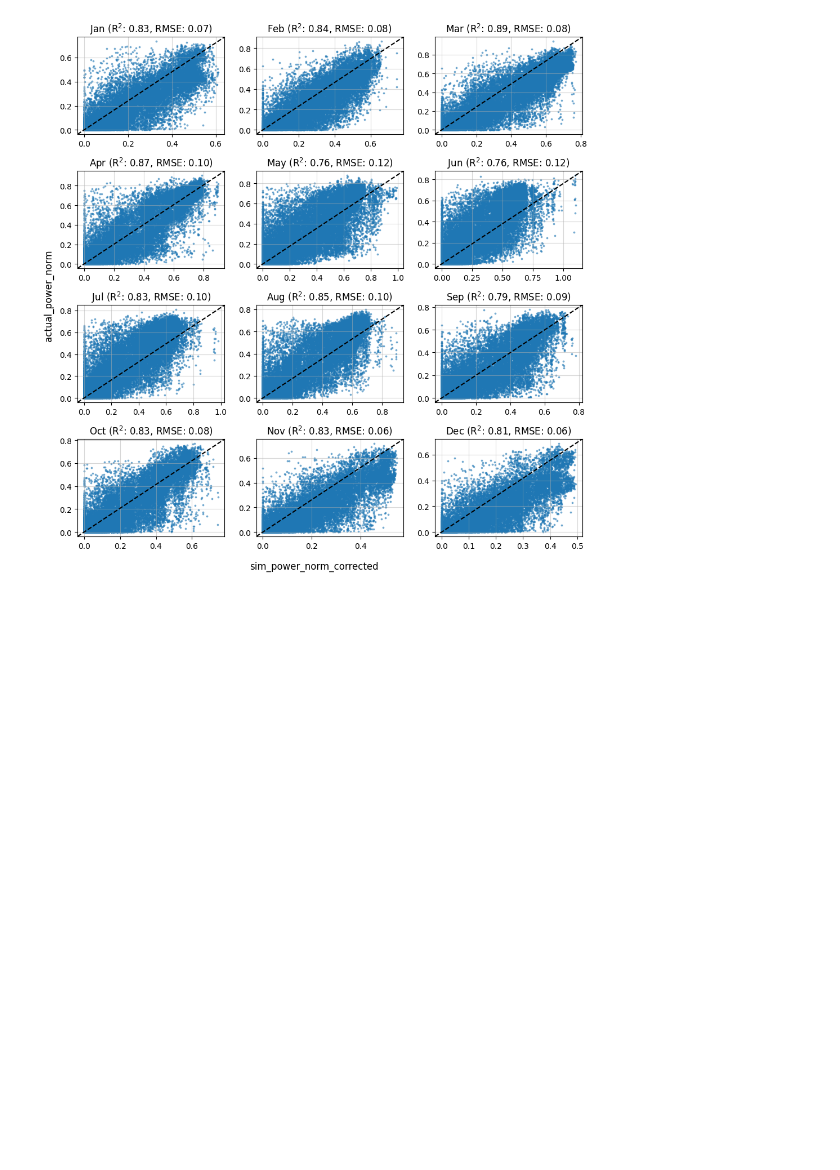
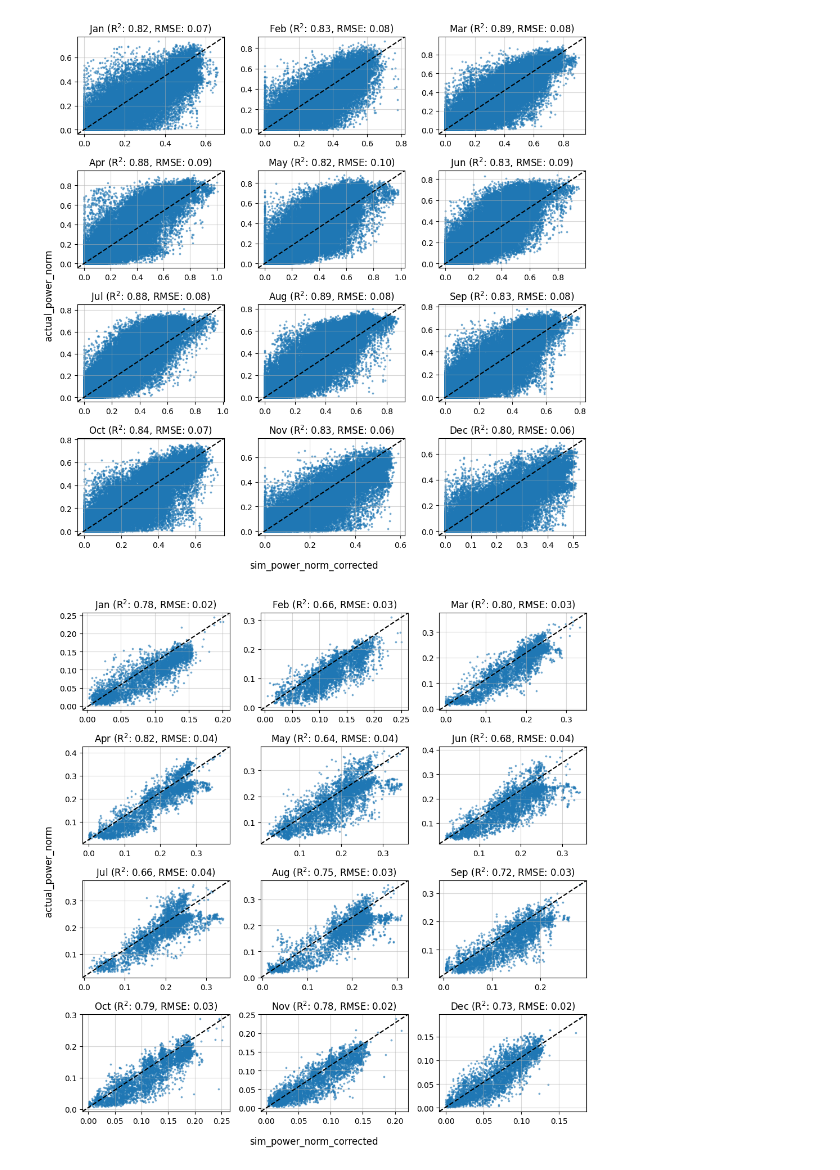
Before and after one commit to reyli4/acorn-julia, a Jupyter notebook: scripts/03_gen_modeling/solar.ipynb, the cells around one changed output. Saved outputs shown, nothing was run; the diff lists cells and outputs as text; code cells hidden in the pictures; blank space fills up the shorter version.

```diff
--- a/scripts/03_gen_modeling/solar.ipynb
+++ b/scripts/03_gen_modeling/solar.ipynb
@@ -110,4 +79,6 @@ def plot_solar_correction_fit(df, x_col, y_col, x_name=None, y_name=None):
 # %%
 # Scatter
-plot_solar_correction_fit(df, x_col = 'sim_power_norm', y_col = 'actual_power_norm')
+su.plot_solar_correction_fit(df,
+                             x_col='sim_power_norm',
+                             y_col='actual_power_norm')
 # %% [output]
@@ -115,5 +86,15 @@ plot_solar_correction_fit(df, x_col = 'sim_power_norm', y_col = 'actual_power_no
 # %%
 # Scatter
-plot_solar_correction_fit(df, x_col = 'sim_power_norm_corrected', y_col = 'actual_power_norm')
+su.plot_solar_correction_fit(df,
+                             x_col='sim_power_norm_corrected',
+                             y_col='actual_power_norm')
 # %% [output]
-[figure, old version]
+[figure, new version]
+# %%
+# Scatter
+su.plot_solar_correction_fit(df,
+                             x_col='sim_power_norm_corrected',
+                             y_col='actual_power_norm',
+                             daily=True)
+# %% [output]
+[figure, added]
```
Also changed, not shown: parts of 12 cells of this notebook, 3 other files.
